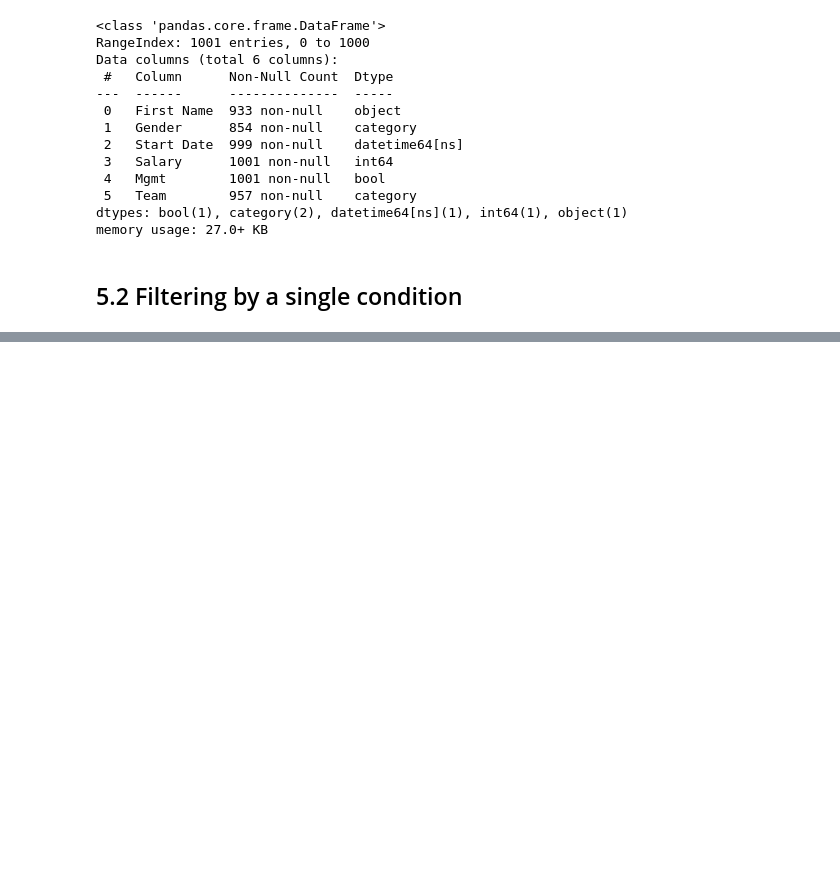
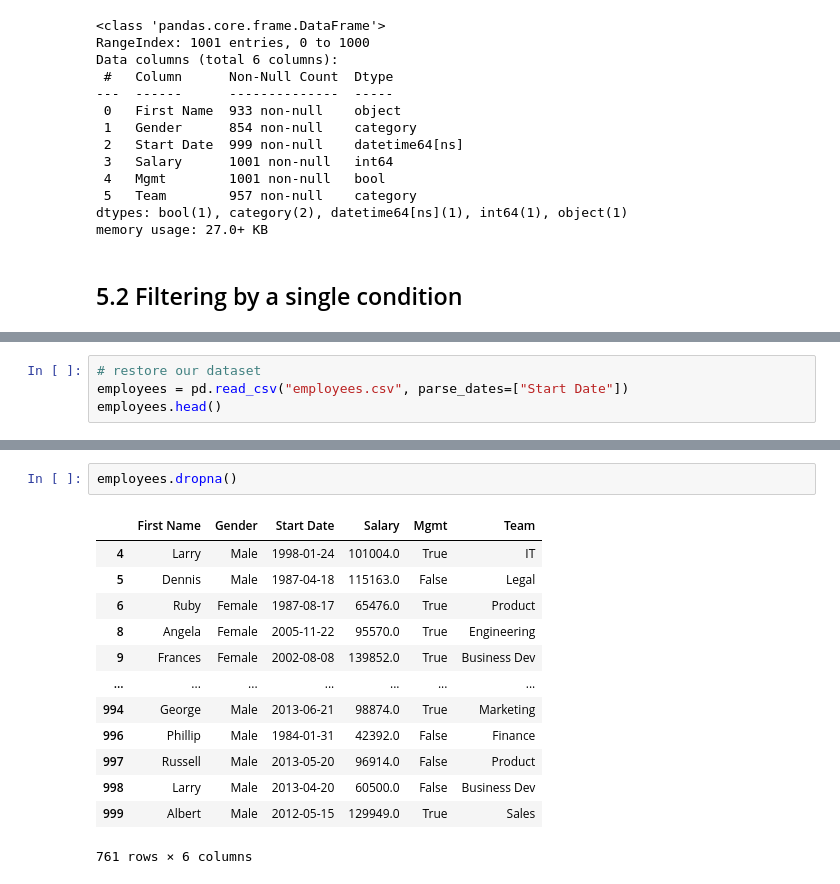
Before and after one commit to nyguerrillagirl/1000doc-python-projects, a Jupyter notebook: books/pandas_in_action/chapter_05/chapter_5_filtering_a_dataframe.ipynb, the cells around one changed output, grey strips where cells are left out. Cells and saved outputs as stored; diff of their text form; blank space fills up the shorter version.

```diff
--- a/books/pandas_in_action/chapter_05/chapter_5_filtering_a_dataframe.ipynb
+++ b/books/pandas_in_action/chapter_05/chapter_5_filtering_a_dataframe.ipynb
@@ -177,0 +473,4 @@ memory usage: 27.0+ KB
+# %%
+# restore our dataset
+employees = pd.read_csv("employees.csv", parse_dates=["Start Date"])
+employees.head()
@@ -177,0 +484,16 @@ memory usage: 27.0+ KB
+# %%
+employees.dropna()
+# %% [output]
+|  | First Name | Gender | Start Date | Salary | Mgmt | Team |
+| 4 | Larry | Male | 1998-01-24 | 101004.0 | True | IT |
+| 5 | Dennis | Male | 1987-04-18 | 115163.0 | False | Legal |
+| 6 | Ruby | Female | 1987-08-17 | 65476.0 | True | Product |
+| 8 | Angela | Female | 2005-11-22 | 95570.0 | True | Engineering |
+| 9 | Frances | Female | 2002-08-08 | 139852.0 | True | Business Dev |
+| ... | ... | ... | ... | ... | ... | ... |
+| 994 | George | Male | 2013-06-21 | 98874.0 | True | Marketing |
+| 996 | Phillip | Male | 1984-01-31 | 42392.0 | False | Finance |
+| 997 | Russell | Male | 2013-05-20 | 96914.0 | False | Product |
+| 998 | Larry | Male | 2013-04-20 | 60500.0 | False | Business Dev |
+| 999 | Albert | Male | 2012-05-15 | 129949.0 | True | Sales |
+761 rows × 6 columns
```
Also changed, not shown: parts of 63 cells of this notebook, 1 other file.
